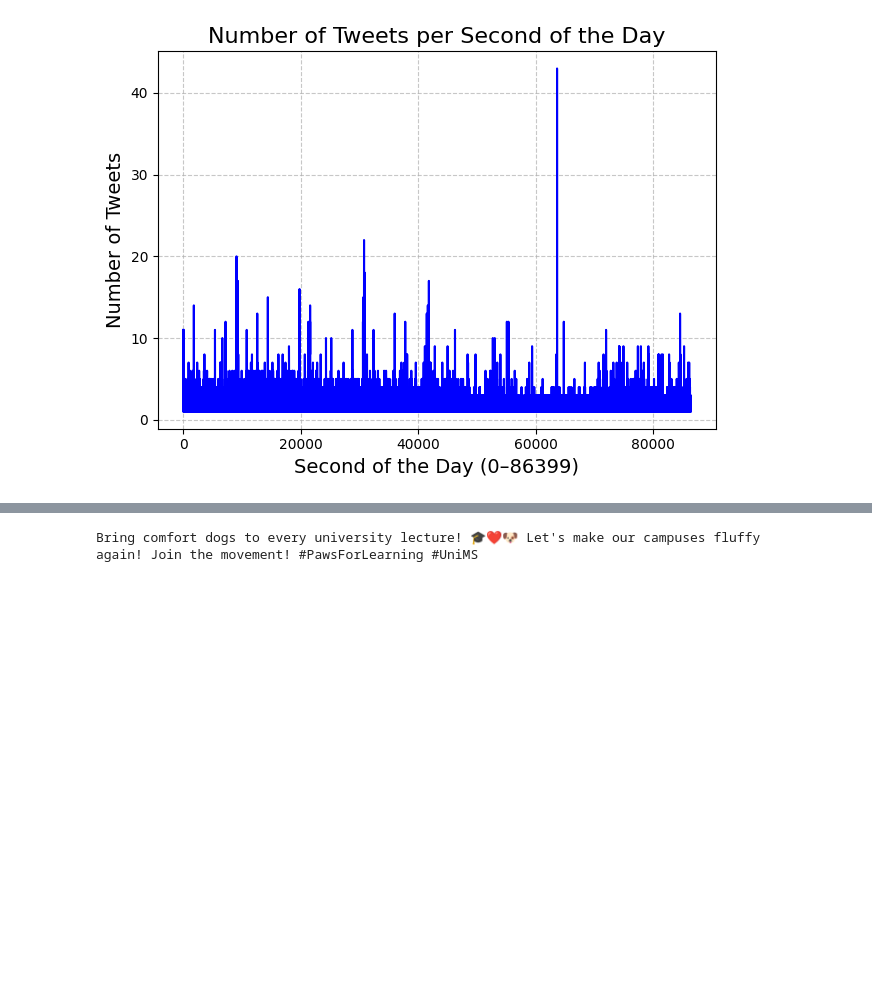
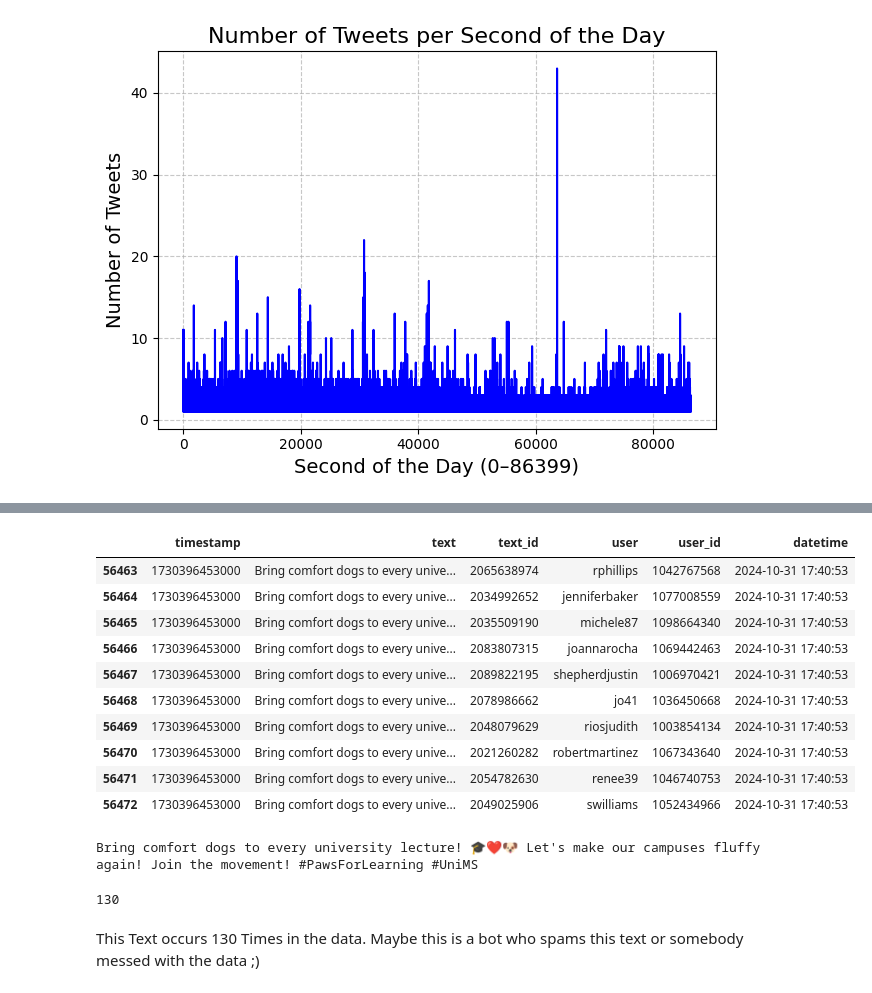
Before and after one commit to lgiesen/social-media-analysis, a Jupyter notebook: simon_frequency_analysis.ipynb, the cells around one changed output, grey strips where cells are left out. Cells and saved outputs as stored; diff of their text form; code cells hidden in the pictures; blank space fills up the shorter version.

Commit message:
investigate high tweet-frequency second

```diff
--- a/frequency_analysis.ipynb
+++ b/simon_frequency_analysis.ipynb
@@ -86,2 +98,18 @@ plt.show()
+# %%
+df[(df['datetime'].dt.hour * 3600 +
+    df['datetime'].dt.minute * 60 +
+    df['datetime'].dt.second) == 63653].head(10)
+# %% [output]
+|  | timestamp | text | text_id | user | user_id | datetime |
+| 56463 | 1730396453000 | Bring comfort dogs to every unive... | 2065638974 | rphillips | 1042767568 | 2024-10-31 17:40:53 |
+| 56464 | 1730396453000 | Bring comfort dogs to every unive... | 2034992652 | jenniferbaker | 1077008559 | 2024-10-31 17:40:53 |
+| 56465 | 1730396453000 | Bring comfort dogs to every unive... | 2035509190 | michele87 | 1098664340 | 2024-10-31 17:40:53 |
+| 56466 | 1730396453000 | Bring comfort dogs to every unive... | 2083807315 | joannarocha | 1069442463 | 2024-10-31 17:40:53 |
+| 56467 | 1730396453000 | Bring comfort dogs to every unive... | 2089822195 | shepherdjustin | 1006970421 | 2024-10-31 17:40:53 |
+| 56468 | 1730396453000 | Bring comfort dogs to every unive... | 2078986662 | jo41 | 1036450668 | 2024-10-31 17:40:53 |
+| 56469 | 1730396453000 | Bring comfort dogs to every unive... | 2048079629 | riosjudith | 1003854134 | 2024-10-31 17:40:53 |
+| 56470 | 1730396453000 | Bring comfort dogs to every unive... | 2021260282 | robertmartinez | 1067343640 | 2024-10-31 17:40:53 |
+| 56471 | 1730396453000 | Bring comfort dogs to every unive... | 2054782630 | renee39 | 1046740753 | 2024-10-31 17:40:53 |
+| 56472 | 1730396453000 | Bring comfort dogs to every unive... | 2049025906 | swilliams | 1052434966 | 2024-10-31 17:40:53 |
 # %%
 # Extract the text of the tweet using the 'text_id'
@@ -91,3 +119,9 @@ specific_text = df['text'].iloc[56466]
 print(specific_text)
 # %% [output]
 Bring comfort dogs to every university lecture! 🎓❤🐶️ Let's make our campuses fluffy again! Join the movement! #PawsForLearning #UniMS
+# %%
+len(df[df['text'] == specific_text])
+# %% [output]
+130
+# %% [markdown]
+This Text occurs 130 Times in the data. Maybe this is a bot who spams this text or somebody messed with the data ;)
```
Also changed, not shown: parts of 3 cells of this notebook.
